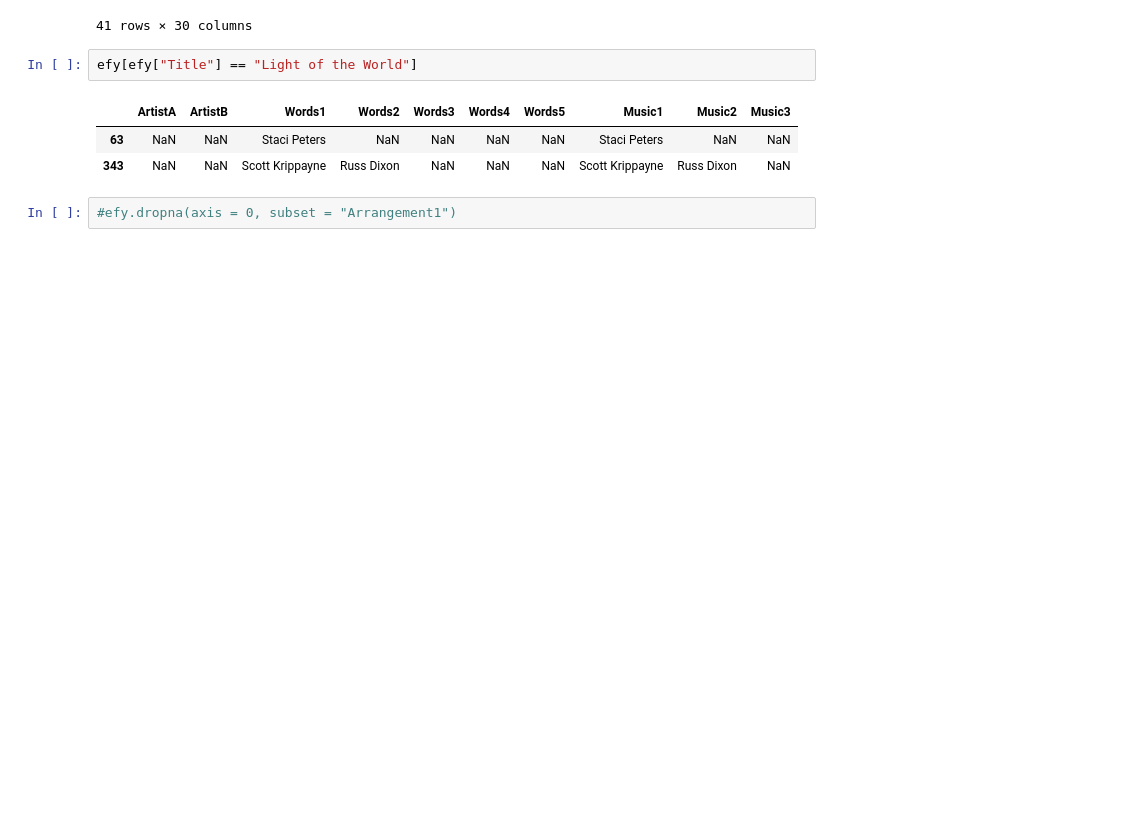
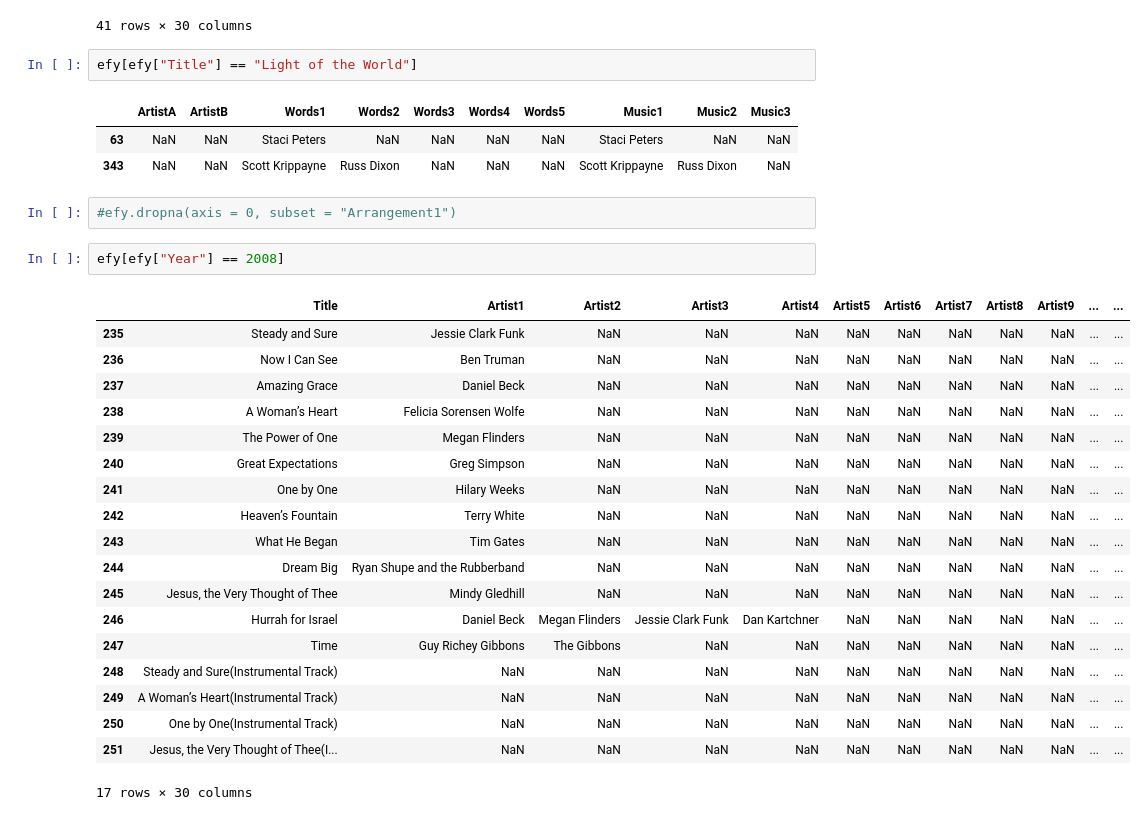
Before and after one commit to MatthewZollinger/EFY-Album-Data, a Jupyter notebook: EFY EDA.ipynb, the cells around one changed output. Saved outputs shown, nothing was run; the diff lists cells and outputs as text; blank space fills up the shorter version.

```diff
--- a/EFY EDA.ipynb
+++ b/EFY EDA.ipynb
@@ -381,3 +370,25 @@ efy[efy["Title"] == "Light of the World"]
 | 343 | NaN | NaN | Scott Krippayne | Russ Dixon | NaN | NaN | NaN | Scott Krippayne | Russ Dixon | NaN |
 # %%
 #efy.dropna(axis = 0, subset = "Arrangement1")
+# %%
+efy[efy["Year"] == 2008]
+# %% [output]
+|  | Title | Artist1 | Artist2 | Artist3 | Artist4 | Artist5 | Artist6 | Artist7 | Artist8 | Artist9 | ... | ... |
+| 235 | Steady and Sure | Jessie Clark Funk | NaN | NaN | NaN | NaN | NaN | NaN | NaN | NaN | ... | ... |
+| 236 | Now I Can See | Ben Truman | NaN | NaN | NaN | NaN | NaN | NaN | NaN | NaN | ... | ... |
+| 237 | Amazing Grace | Daniel Beck | NaN | NaN | NaN | NaN | NaN | NaN | NaN | NaN | ... | ... |
+| 238 | A Woman’s Heart | Felicia Sorensen Wolfe | NaN | NaN | NaN | NaN | NaN | NaN | NaN | NaN | ... | ... |
+| 239 | The Power of One | Megan Flinders | NaN | NaN | NaN | NaN | NaN | NaN | NaN | NaN | ... | ... |
+| 240 | Great Expectations | Greg Simpson | NaN | NaN | NaN | NaN | NaN | NaN | NaN | NaN | ... | ... |
+| 241 | One by One | Hilary Weeks | NaN | NaN | NaN | NaN | NaN | NaN | NaN | NaN | ... | ... |
+| 242 | Heaven’s Fountain | Terry White | NaN | NaN | NaN | NaN | NaN | NaN | NaN | NaN | ... | ... |
+| 243 | What He Began | Tim Gates | NaN | NaN | NaN | NaN | NaN | NaN | NaN | NaN | ... | ... |
+| 244 | Dream Big | Ryan Shupe and the Rubberband | NaN | NaN | NaN | NaN | NaN | NaN | NaN | NaN | ... | ... |
+| 245 | Jesus, the Very Thought of Thee | Mindy Gledhill | NaN | NaN | NaN | NaN | NaN | NaN | NaN | NaN | ... | ... |
+| 246 | Hurrah for Israel | Daniel Beck | Megan Flinders | Jessie Clark Funk | Dan Kartchner | NaN | NaN | NaN | NaN | NaN | ... | ... |
+| 247 | Time | Guy Richey Gibbons | The Gibbons | NaN | NaN | NaN | NaN | NaN | NaN | NaN | ... | ... |
+| 248 | Steady and Sure(Instrumental Track) | NaN | NaN | NaN | NaN | NaN | NaN | NaN | NaN | NaN | ... | ... |
+| 249 | A Woman’s Heart(Instrumental Track) | NaN | NaN | NaN | NaN | NaN | NaN | NaN | NaN | NaN | ... | ... |
+| 250 | One by One(Instrumental Track) | NaN | NaN | NaN | NaN | NaN | NaN | NaN | NaN | NaN | ... | ... |
+| 251 | Jesus, the Very Thought of Thee(I... | NaN | NaN | NaN | NaN | NaN | NaN | NaN | NaN | NaN | ... | ... |
+17 rows × 30 columns
```
Also changed, not shown: parts of 9 cells of this notebook.
